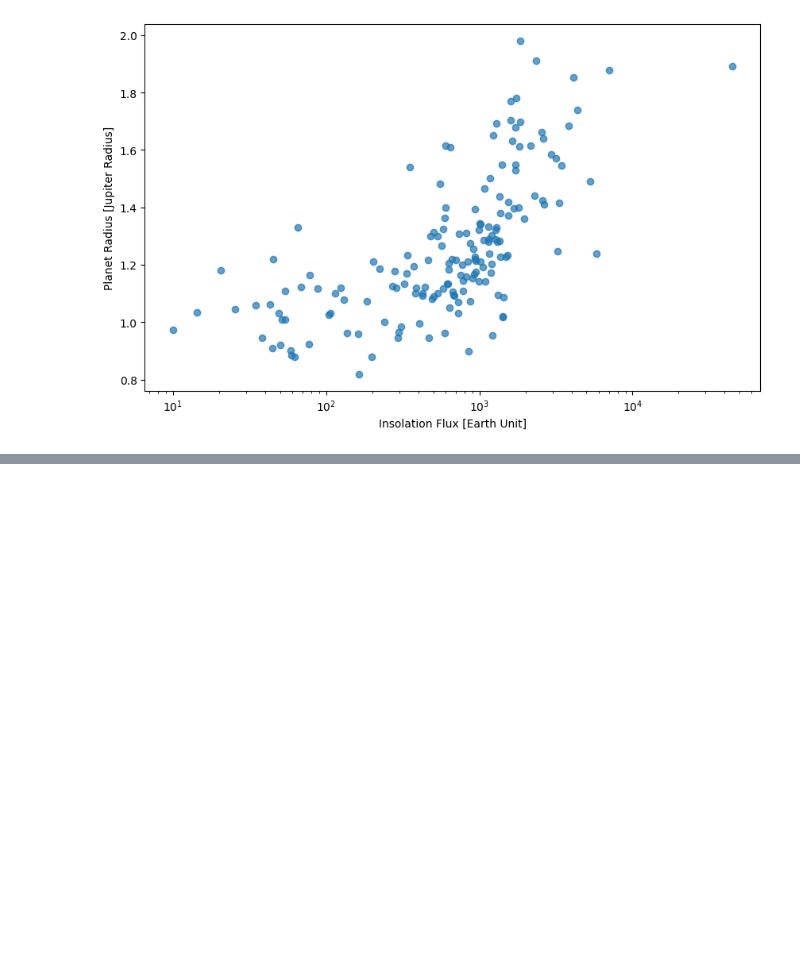
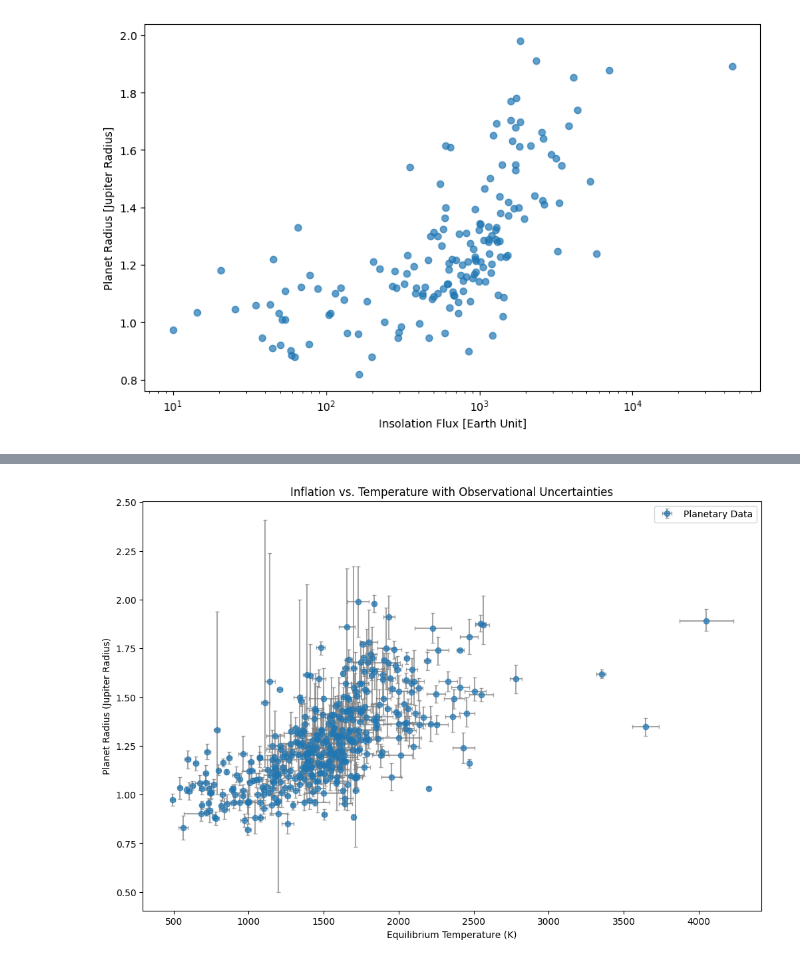
Before and after one commit to helenayn/PHYS2116-computational_assignment, a Jupyter notebook: Hot_Jupiters.ipynb, the cells around one changed output, grey strips where cells are left out. Cells and saved outputs as stored; diff of their text form; code cells hidden in the pictures; blank space fills up the shorter version.

Commit message:
effect of observational uncertainties

```diff
--- a/Hot_Jupiters.ipynb
+++ b/Hot_Jupiters.ipynb
@@ -120,2 +120,27 @@ plt.show()
 [figure]
 [figure]
+# %%
+#effect of observational uncertainties
+#print(data.columns)
+
+plt.figure(figsize=(12, 8))
+
+# We need to handle the case where error values might be NaN
+# use abs because pl_radjerr2 is usually negative in the data
+y_err = [abs(candidates['pl_radjerr2']), candidates['pl_radjerr1']]
+x_err = [abs(candidates['pl_eqterr2']), candidates['pl_eqterr1']]
+
+plt.errorbar(candidates['pl_eqt'], candidates['pl_radj'], yerr=y_err, xerr=x_err,
+             fmt='o', ecolor='gray', alpha=0.7, capsize=2, label='Planetary Data')
+
+plt.xlabel("Equilibrium Temperature (K)")
+plt.ylabel("Planet Radius (Jupiter Radius)")
+plt.title("Inflation vs. Temperature with Observational Uncertainties")
+plt.legend()
+plt.show()
+
+#print(data.columns)
+#filtered_columns= data[['pl_radjerr1', 'pl_radjerr2', 'pl_radj']]
+#print(filtered_columns.info)
+# %% [output]
+[figure, added]
```
Also changed, not shown: parts of 2 cells of this notebook.
